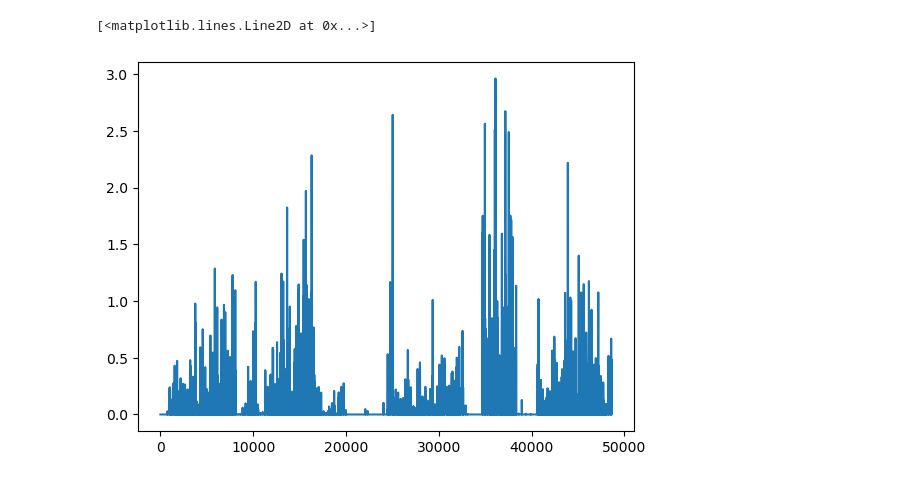
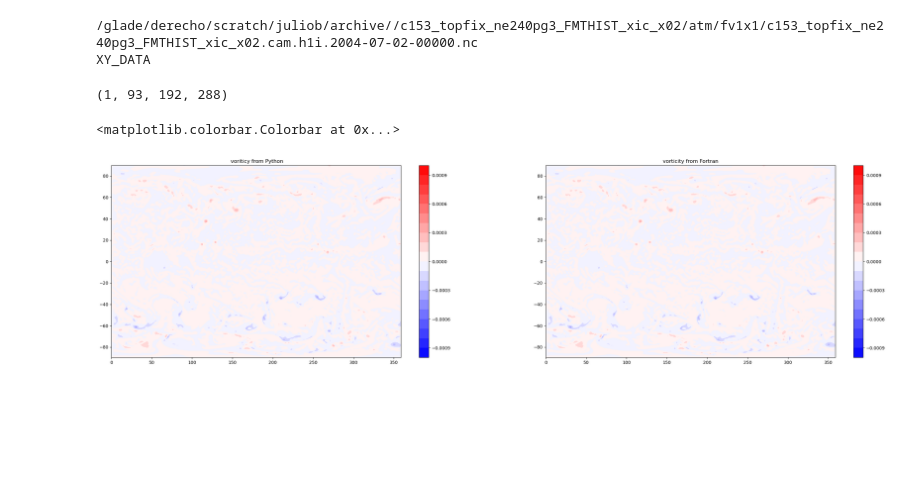
Before and after one commit to JulioTBacmeister/GW_UnitTest, a Jupyter notebook: Python/ReadFortran.ipynb, the cells around one changed output. Cells and saved outputs as stored; diff of their text form; code cells hidden in the pictures; blank space fills up the shorter version.

Commit message:
modifying workflw adding python scripting. Correctd F90 vorticity calc

```diff
--- a/Python/ReadFortran.ipynb
+++ b/Python/ReadFortran.ipynb
@@ -55,6 +98,8 @@ print( tau_movmtn.shape )
-# %%
-plt.plot( taudsw )
-# %% [output]
-[<matplotlib.lines.Line2D at 0x...>]
-[figure, removed]
+# %%
+
+print( ncdata )
+print(active['ncdata_type'])
+# %% [output]
+/glade/derecho/scratch/juliob/archive//c153_topfix_ne240pg3_FMTHIST_xic_x02/atm/fv1x1/c153_topfix_ne240pg3_FMTHIST_xic_x02.cam.h1i.2004-07-02-00000.nc
+XY_DATA
 # %%
@@ -63,0 +108,50 @@ X=xr.open_dataset( hfile )
+# %%
+if (active['ncdata_type'] == 'XY_DATA' ):
+    dims=np.array( X.dims.values )
+    nt = X.sizes['time']
+    nz = X.sizes['lev']
+    ny = X.sizes['lat']
+    nx = X.sizes['lon']
+    print( X.upwp.values.shape )
+    lat_xy = lat.reshape( [nx,ny] )
+    sgh_xy = sgh.reshape( [ny,nx] )
+    # This reshaping seems to work
+    zm_xy = zm.reshape( [ny,nx,nz] )
+    uu_xy = uu.reshape( [ny,nx,nz] )
+    vv_xy = vv.reshape( [ny,nx,nz] )
+    zeta_xy = vort_movmtn.reshape( [ny,nx,nz] )
+# %% [output]
+(1, 93, 192, 288)
+# %%
+if (active['ncdata_type'] == 'XY_DATA' ):
+    lon1 = X.lon.values
+    lat1 = X.lat.values
+    upwp=X.upwp.values
+    vpwp=X.vpwp.values
+    uu_m=X.U.values
+    vv_m=X.V.values
+
+    mpwp=np.sqrt( upwp**2 + vpwp**2 )
+
+    zeta_m = np.zeros(  (nt,nz,ny,nx) )
+    for z in np.arange( nz ):
+        zeta_m[0,z,:,:] = nuti. Sphere_Curl2( f_x=uu_m[0,z,:,:], f_y=vv_m[0,z,:,:], lat=lat1, lon=lon1, wrap=True )
+        #print( z )
+# %%
+fig,axs=plt.subplots( 1,2, figsize=(33,8) )
+
+t,z=0,80
+levels=1e-3 * np.linspace( -1,1,num=21)
+cmap='bwr'
+
+ax=axs[0]
+c=ax.contourf( lon1, lat1, zeta_m[t,z,:,:] , levels= levels, cmap=cmap ) # vort_movmtn[:,90] )
+ax.set_title( ' voriticy from Python' )
+plt.colorbar(c)
+ax=axs[1]
+c=ax.contourf( lon1, lat1, zeta_xy[:,:,z] , levels= levels, cmap=cmap  ) # vort_movmtn[:,90] )
+ax.set_title( 'vorticity from Fortran' )
+plt.colorbar(c)
+# %% [output]
+<matplotlib.colorbar.Colorbar at 0x...>
+[figure, added]
```
Also changed, not shown: parts of 22 cells of this notebook, 21 other files.
